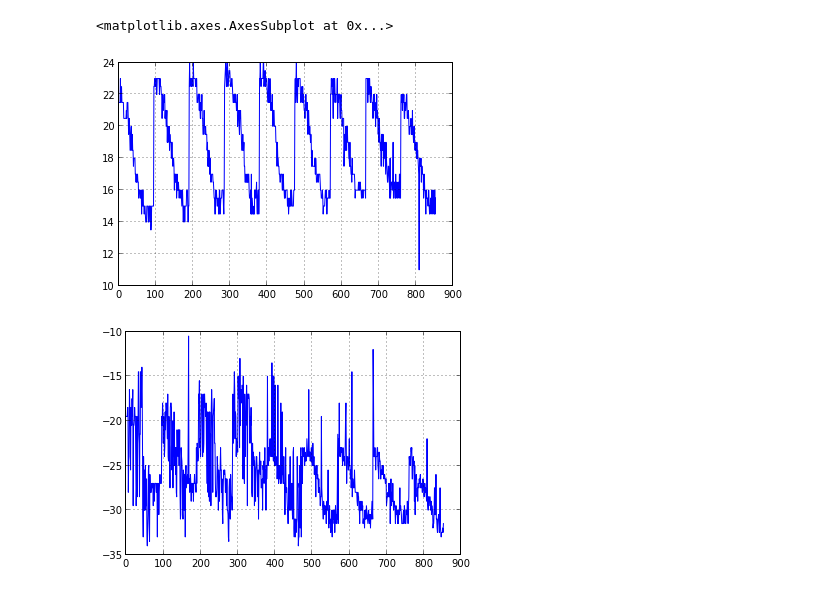
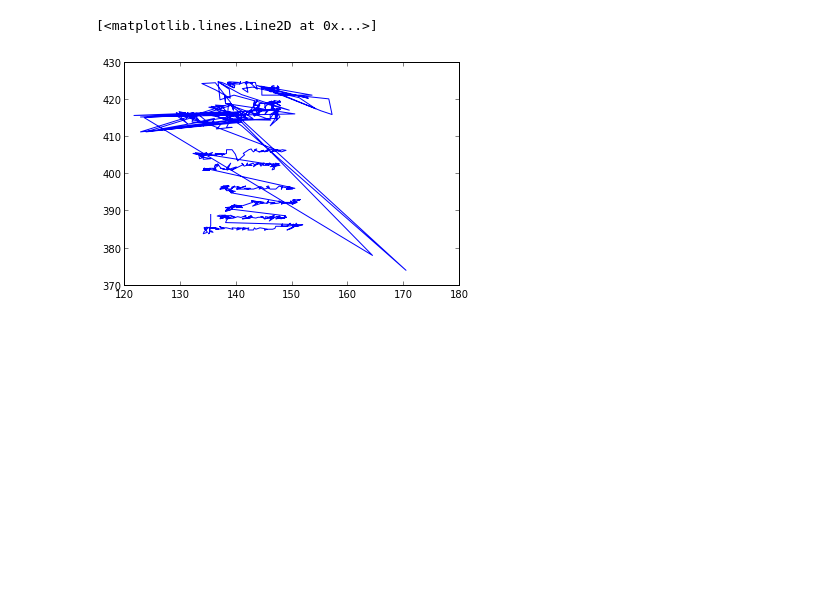
Before and after one commit to Mrk1869/EyeTracker_Regression, a Jupyter notebook: script.ipynb, the cells around one changed output. Saved outputs shown, nothing was run; the diff lists cells and outputs as text; code cells hidden in the pictures; blank space fills up the shorter version.

```diff
--- a/script.ipynb
+++ b/script.ipynb
@@ -27,13 +31,19 @@ coordinate_data[['right_iris_x']].plot()
-# %%
-diff = coordinate_data['right_eyehead_x'] - coordinate_data['right_iris_x']
-diff.plot()
-figure()
-diff = coordinate_data['right_eyebottom_x'] - coordinate_data['right_iris_x']
-diff.plot()
-# %% [output]
-<matplotlib.axes.AxesSubplot at 0x...>
-[figure, removed]
-[figure, removed]
+# %%
+x = []
+y = []
+
+for diffx in coordinate_data['right_iris_x']:
+    if diffx != 0:
+        x.append(diffx)
+
+for diffy in coordinate_data['right_iris_y']:
+    if diffy != 0:
+        y.append(diffy)
+
+plot(x, y)
+# %% [output]
+[<matplotlib.lines.Line2D at 0x...>]
+[figure, added]
 # %%
 diff = coordinate_data['left_eyehead_x'] - coordinate_data['left_iris_x']
 diff.plot()
```
Also changed, not shown: parts of 3 cells of this notebook.
